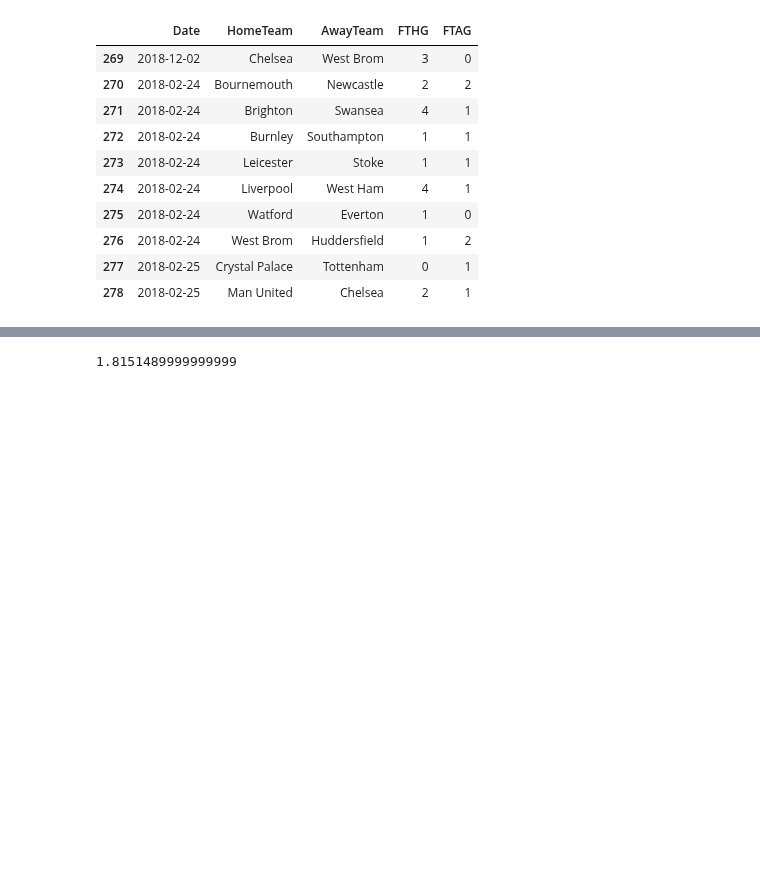
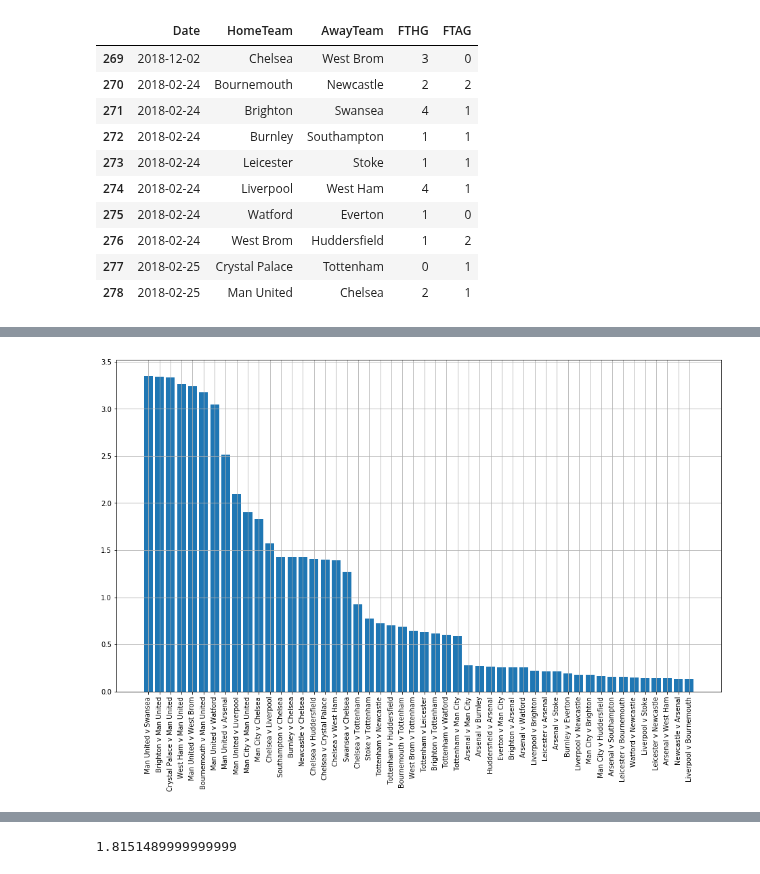
Before and after one commit to tchnvkng/python_notebooks, a Jupyter notebook: premier_league/pl2.ipynb, the cells around one changed output, grey strips where cells are left out. Cells and saved outputs as stored; diff of their text form; code cells hidden in the pictures; blank space fills up the shorter version.

```diff
--- a/premier_league/pl2.ipynb
+++ b/premier_league/pl2.ipynb
@@ -85,3 +97,13 @@ PremierLeague.what_if('Man City v Chelsea',ref_team='Man United')
+# %%
+i_sort=(-imp).argsort()
+matches=matches[i_sort]
+imp=imp[i_sort]
+xx=np.arange(50)
+plt.bar(xx,imp[xx])
+plt.xticks(xx,matches[xx],rotation=90);
+plt.grid(True)
+# %% [output]
+[figure, added]
 # %%
 teams['Man United']+teams['Crystal Palace']
 # %% [output]
```
Also changed, not shown: parts of 6 cells of this notebook, 1 other file.
